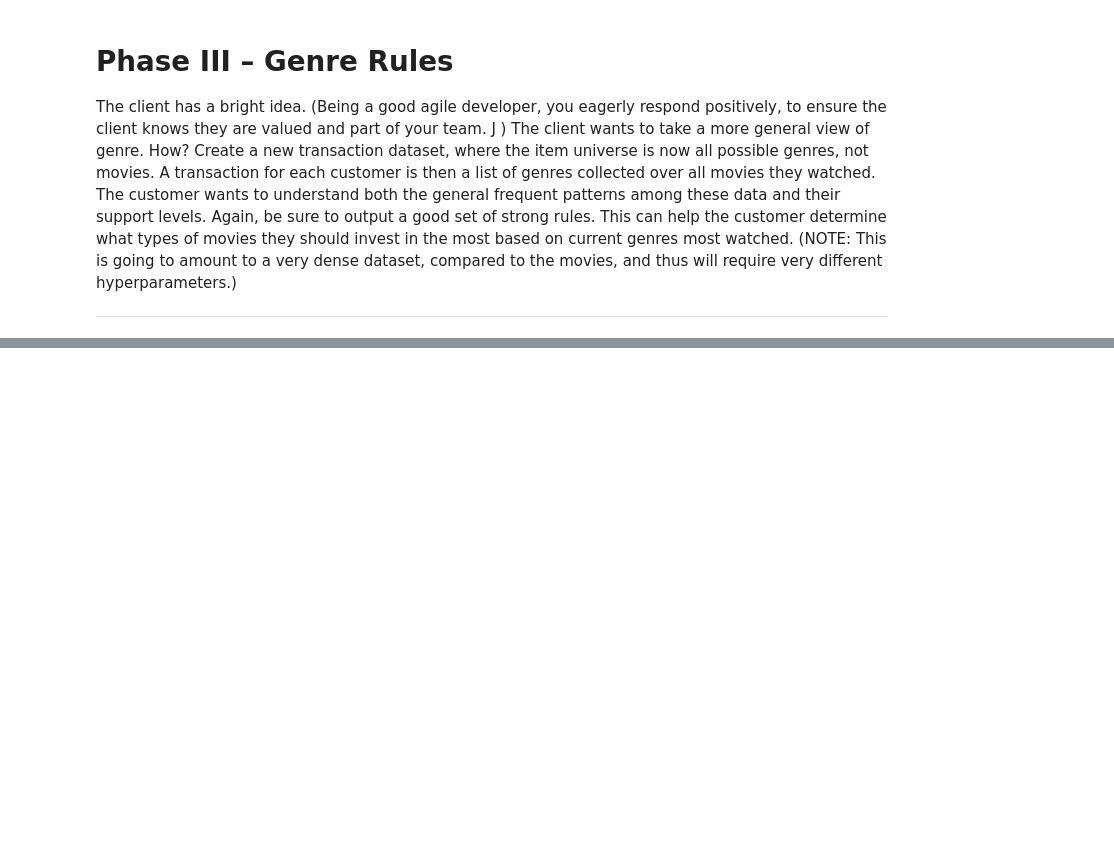
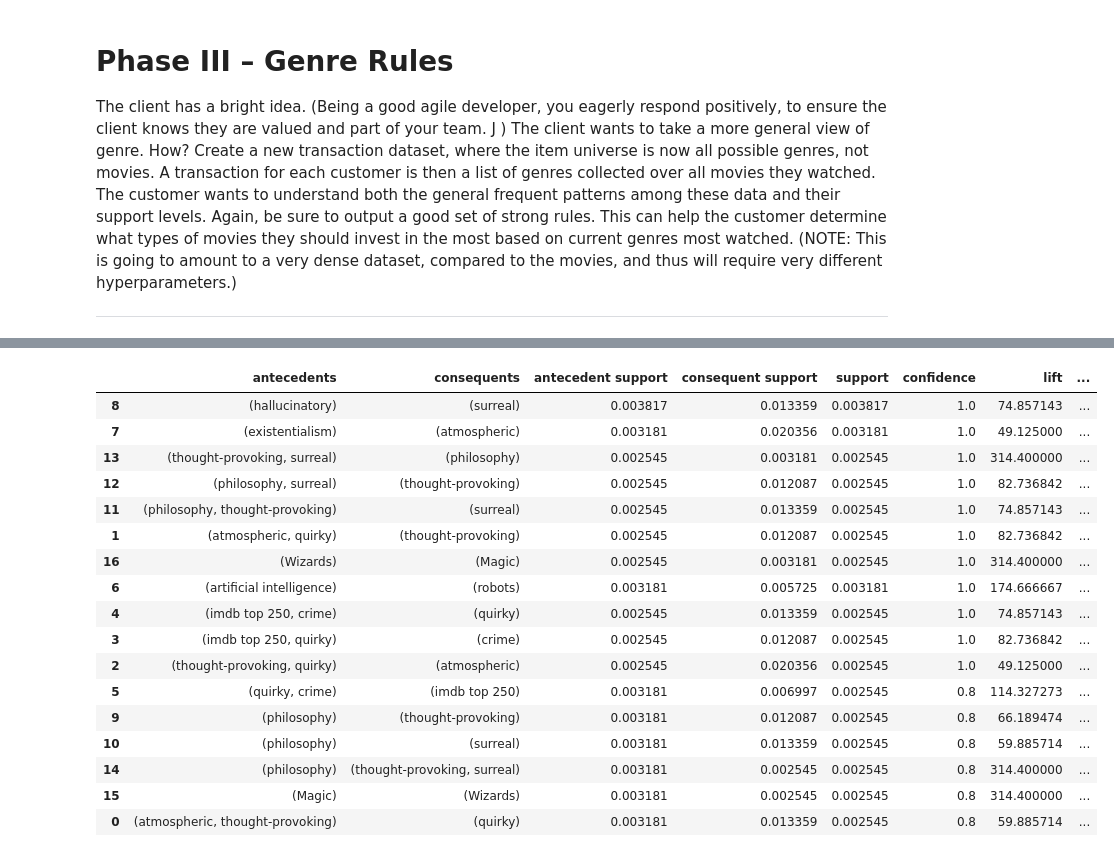
Before and after one commit to jaschaeff/DataMiningIntro, a Jupyter notebook: hw/hw1.ipynb, the cells around one changed output, grey strips where cells are left out. Drawn from its saved outputs; the diff is of its cells as text; code cells hidden in the pictures; blank space fills up the shorter version.

```diff
--- a/hw/hw1.ipynb
+++ b/hw/hw1.ipynb
@@ -345,0 +805,11 @@ customers?
+# %%
+#Drop uneeded data
+df_tags = df_tags.drop(columns = ['timestamp','userId'], errors = "ignore")
+df_movies = df_movies.drop(columns = ['genres'], errors = "ignore")
+# %%
+#Merge into one dataframe and drop duplicate tags
+df_titles = df_tags.merge(right = df_movies, right_on = 'movieId', left_on = 'movieId')
+df_titles = df_titles.sort_values(['movieId'])
+df_titles = df_titles.drop(["movieId"], axis = 1)
+df_titles = df_titles.drop_duplicates(keep = "first")
+df_titles
@@ -345,0 +830,9 @@ customers?
+# %%
+#Now we binarize the data
+df_movies_binarized = pd.get_dummies(data = df_titles.tag)
+df_movies_binarized = df_movies_binarized.set_index(df_titles.title)
+df_movies_binarized = df_movies_binarized.groupby("title").max()
+# %%
+#Generate supports
+fp_support = fpgrowth(df_movies_binarized, min_support=0.002, use_colnames=True)
+fp_support
@@ -345,0 +853,24 @@ customers?
+# %%
+#Generated rules
+ars = association_rules(fp_support, metric = "confidence", min_threshold=.7)
+ars = ars.sort_values(by = "confidence", ascending = False)
+ars
+# %% [output]
+|  | antecedents | consequents | antecedent support | consequent support | support | confidence | lift | ... |
+| 8 | (hallucinatory) | (surreal) | 0.003817 | 0.013359 | 0.003817 | 1.0 | 74.857143 | ... |
+| 7 | (existentialism) | (atmospheric) | 0.003181 | 0.020356 | 0.003181 | 1.0 | 49.125000 | ... |
+| 13 | (thought-provoking, surreal) | (philosophy) | 0.002545 | 0.003181 | 0.002545 | 1.0 | 314.400000 | ... |
+| 12 | (philosophy, surreal) | (thought-provoking) | 0.002545 | 0.012087 | 0.002545 | 1.0 | 82.736842 | ... |
+| 11 | (philosophy, thought-provoking) | (surreal) | 0.002545 | 0.013359 | 0.002545 | 1.0 | 74.857143 | ... |
+| 1 | (atmospheric, quirky) | (thought-provoking) | 0.002545 | 0.012087 | 0.002545 | 1.0 | 82.736842 | ... |
+| 16 | (Wizards) | (Magic) | 0.002545 | 0.003181 | 0.002545 | 1.0 | 314.400000 | ... |
+| 6 | (artificial intelligence) | (robots) | 0.003181 | 0.005725 | 0.003181 | 1.0 | 174.666667 | ... |
+| 4 | (imdb top 250, crime) | (quirky) | 0.002545 | 0.013359 | 0.002545 | 1.0 | 74.857143 | ... |
+| 3 | (imdb top 250, quirky) | (crime) | 0.002545 | 0.012087 | 0.002545 | 1.0 | 82.736842 | ... |
+| 2 | (thought-provoking, quirky) | (atmospheric) | 0.002545 | 0.020356 | 0.002545 | 1.0 | 49.125000 | ... |
+| 5 | (quirky, crime) | (imdb top 250) | 0.003181 | 0.006997 | 0.002545 | 0.8 | 114.327273 | ... |
+| 9 | (philosophy) | (thought-provoking) | 0.003181 | 0.012087 | 0.002545 | 0.8 | 66.189474 | ... |
+| 10 | (philosophy) | (surreal) | 0.003181 | 0.013359 | 0.002545 | 0.8 | 59.885714 | ... |
+| 14 | (philosophy) | (thought-provoking, surreal) | 0.003181 | 0.002545 | 0.002545 | 0.8 | 314.400000 | ... |
+| 15 | (Magic) | (Wizards) | 0.003181 | 0.002545 | 0.002545 | 0.8 | 314.400000 | ... |
+| 0 | (atmospheric, thought-provoking) | (quirky) | 0.003181 | 0.013359 | 0.002545 | 0.8 | 59.885714 | ... |
```
Also changed, not shown: parts of 47 cells of this notebook.
